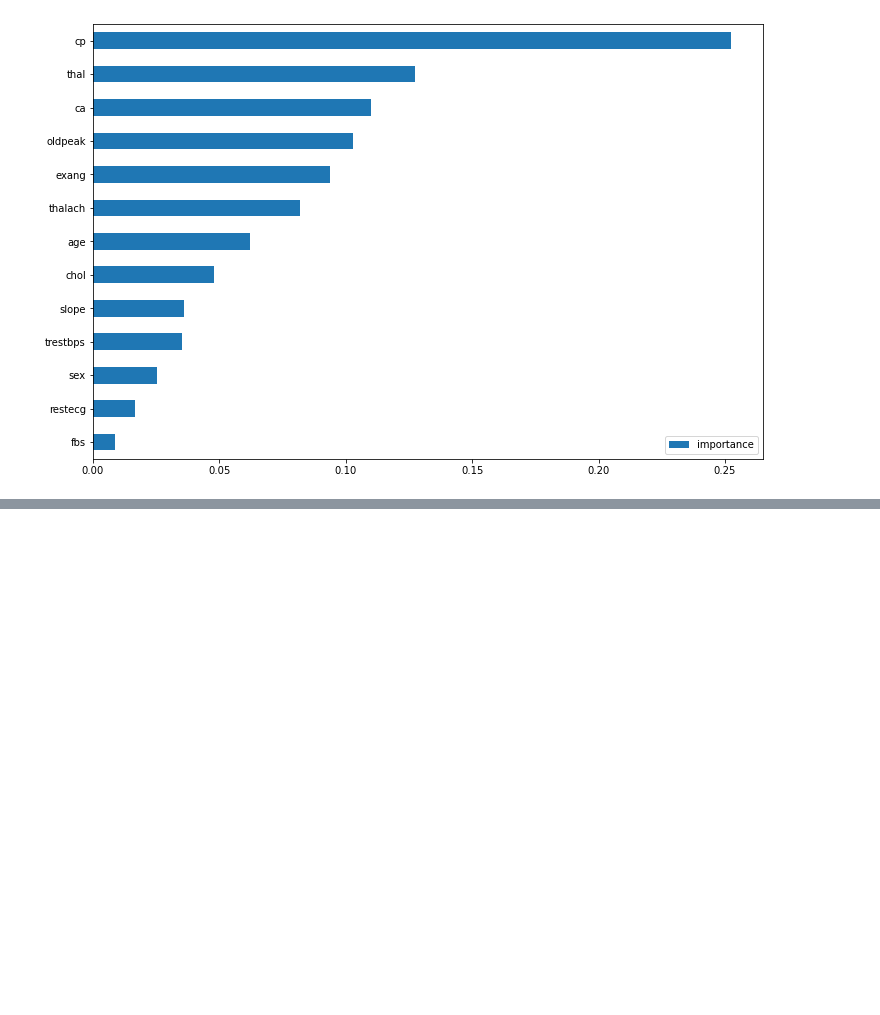
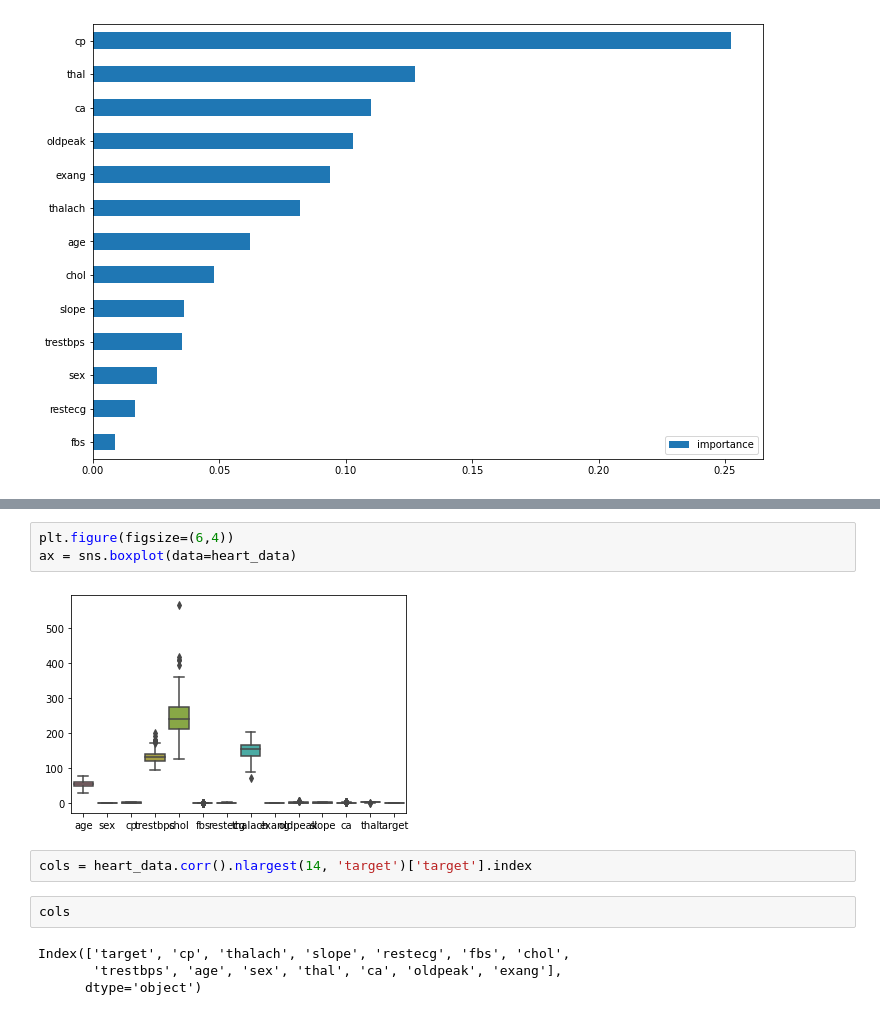
Before and after one commit to vasiljev-sr/MyJupyterNotebook, a Jupyter notebook: Stepik/Step 2/ Titanic Machine Learning from Disaster.ipynb, the cells around one changed output, grey strips where cells are left out. Saved outputs shown, nothing was run; the diff lists cells and outputs as text; blank space fills up the shorter version.

```diff
--- a/Stepik/Step 2/ Titanic Machine Learning from Disaster.ipynb
+++ b/Stepik/Step 2/ Titanic Machine Learning from Disaster.ipynb
@@ -353,0 +367,13 @@ im.sort_values('importance', ascending=True).plot(kind= 'barh', figsize = (12,8)
+# %%
+plt.figure(figsize=(6,4))
+ax = sns.boxplot(data=heart_data)
+# %% [output]
+[figure, added]
+# %%
+cols = heart_data.corr().nlargest(14, 'target')['target'].index
+# %%
+cols
+# %% [output]
+Index(['target', 'cp', 'thalach', 'slope', 'restecg', 'fbs', 'chol',
+       'trestbps', 'age', 'sex', 'thal', 'ca', 'oldpeak', 'exang'],
+      dtype='object')
```
Also changed, not shown: parts of 42 cells of this notebook, 5 other files.
